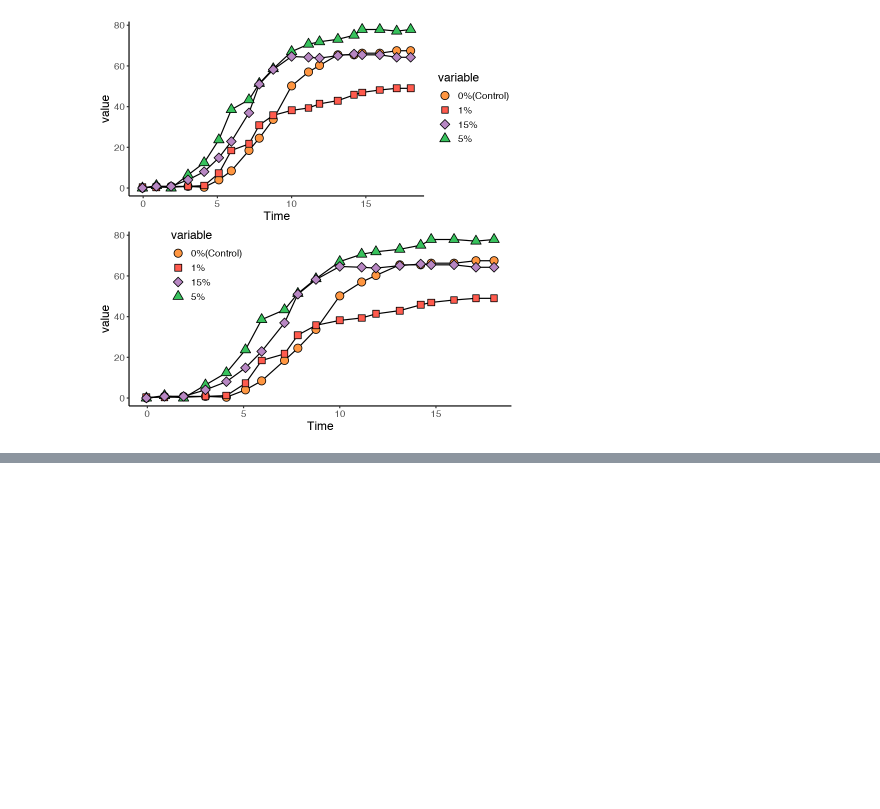
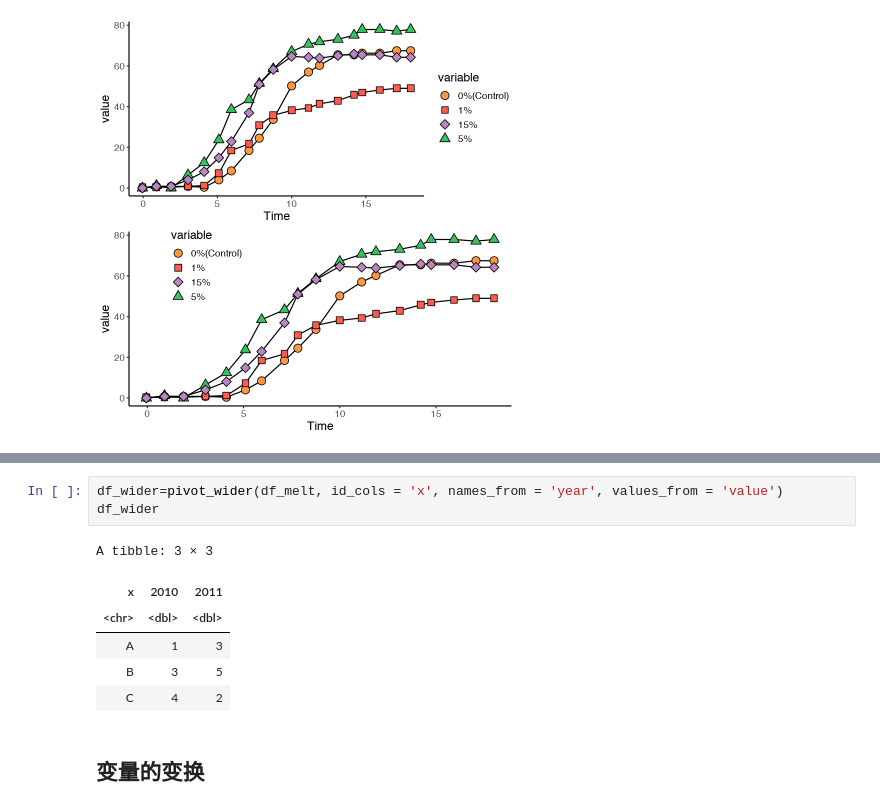
Before and after one commit to peiwang27/R, a Jupyter notebook: R语言数据可视化.ipynb, the cells around one changed output, grey strips where cells are left out. Saved outputs shown, nothing was run; the diff lists cells and outputs as text; blank space fills up the shorter version.

```diff
--- a/R语言数据可视化.ipynb
+++ b/R语言数据可视化.ipynb
@@ -290,0 +336,12 @@ A data.frame: 6 × 4
+# %%
+df_wider=pivot_wider(df_melt, id_cols = 'x', names_from = 'year', values_from = 'value')
+df_wider
+# %% [output]
+A tibble: 3 × 3
+| x | 2010 | 2011 |
+| <chr> | <dbl> | <dbl> |
+| A | 1 | 3 |
+| B | 3 | 5 |
+| C | 4 | 2 |
+# %% [markdown]
+## 变量的变换
```
Also changed, not shown: parts of 5 cells of this notebook.
